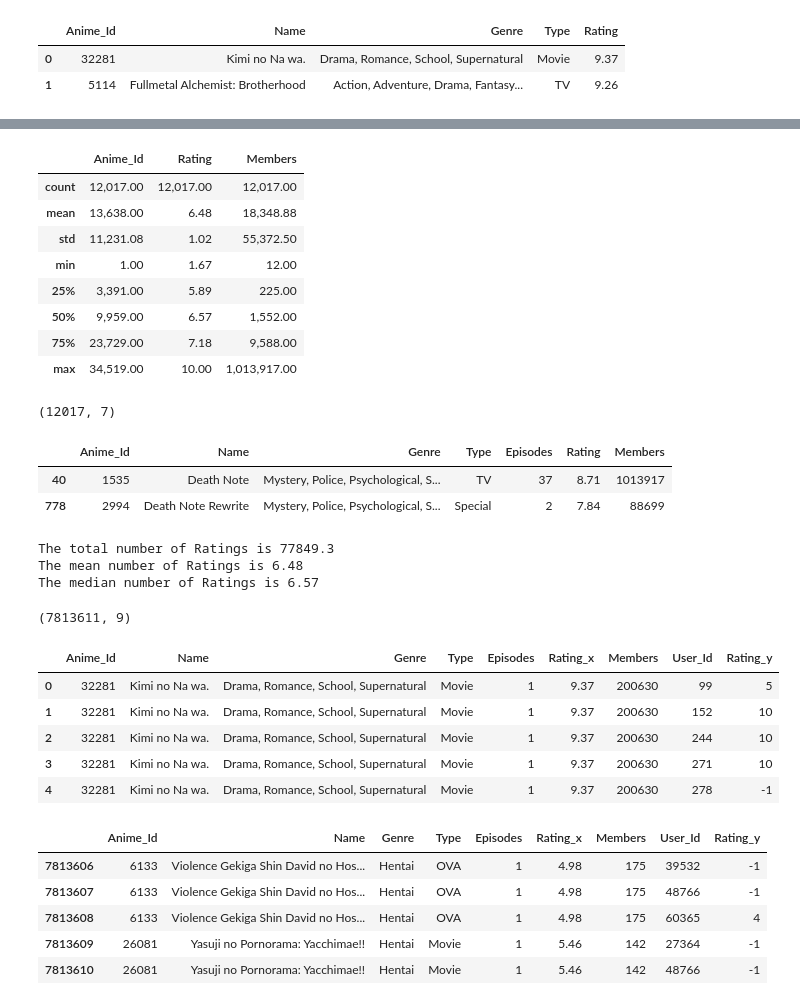
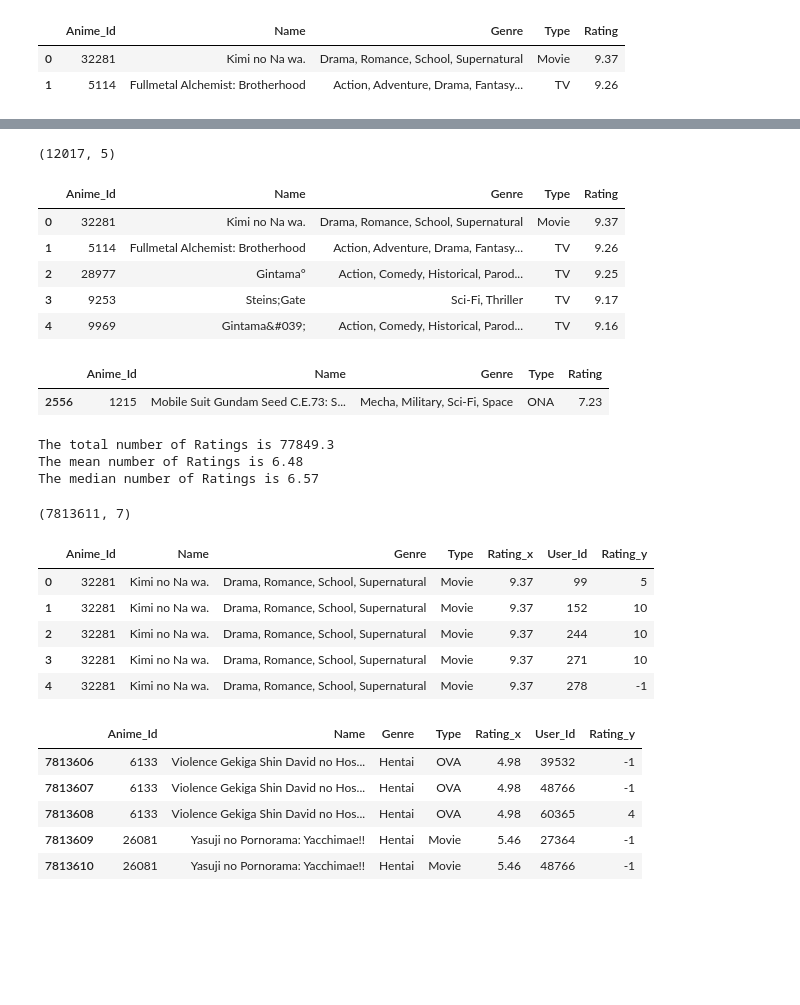
Before and after one commit to luckycarms/music_audio, a Jupyter notebook: data_project_m2/anime_data copy.ipynb, the cells around one changed output, grey strips where cells are left out. Cells and saved outputs as stored; diff of their text form; code cells hidden in the pictures; blank space fills up the shorter version.

```diff
--- a/data_project_m2/anime_data copy.ipynb
+++ b/data_project_m2/anime_data copy.ipynb
@@ -337,0 +259,4 @@ anime_data_clean
+# %%
+# Removing only the NaN / Null values as they appeared in dataset
+anime_data_clean = anime_data_drop.dropna(how= "any")
+anime_data_clean
@@ -362,29 +314,26 @@ anime_data_clean.tail(5)
+# %%
+#Checking shape of cleaned dataset
+anime_data_clean.shape
+# %% [output]
+(12017, 5)
 # %%
-anime_data_clean.describe()
+anime_data_clean.head()
 # %% [output]
-|  | Anime_Id | Rating | Members |
-| count | 12,017.00 | 12,017.00 | 12,017.00 |
-| mean | 13,638.00 | 6.48 | 18,348.88 |
-| std | 11,231.08 | 1.02 | 55,372.50 |
-| min | 1.00 | 1.67 | 12.00 |
-| 25% | 3,391.00 | 5.89 | 225.00 |
-| 50% | 9,959.00 | 6.57 | 1,552.00 |
-| 75% | 23,729.00 | 7.18 | 9,588.00 |
-| max | 34,519.00 | 10.00 | 1,013,917.00 |
+|  | Anime_Id | Name | Genre | Type | Rating |
+| 0 | 32281 | Kimi no Na wa. | Drama, Romance, School, Supernatural | Movie | 9.37 |
+| 1 | 5114 | Fullmetal Alchemist: Brotherhood | Action, Adventure, Drama, Fantasy... | TV | 9.26 |
+| 2 | 28977 | Gintama° | Action, Comedy, Historical, Parod... | TV | 9.25 |
+| 3 | 9253 | Steins;Gate | Sci-Fi, Thriller | TV | 9.17 |
+| 4 | 9969 | Gintama&#039; | Action, Comedy, Historical, Parod... | TV | 9.16 |
-# %%
-anime_data_clean.shape
-# %% [output]
-(12017, 7)
 # %%
 def filter_by_name(anime_data_clean, search_term):
     # use str.contains() for partial match
     return anime_data_clean[anime_data_clean["Name"].str.contains(search_term, case=False)]
 # %%
-filter_by_name(anime_data_clean, "Death Note")
+filter_by_name(anime_data_clean, "Stargazer")
 # %% [output]
-|  | Anime_Id | Name | Genre | Type | Episodes | Rating | Members |
-| 40 | 1535 | Death Note | Mystery, Police, Psychological, S... | TV | 37 | 8.71 | 1013917 |
-| 778 | 2994 | Death Note Rewrite | Mystery, Police, Psychological, S... | Special | 2 | 7.84 | 88699 |
+|  | Anime_Id | Name | Genre | Type | Rating |
+| 2556 | 1215 | Mobile Suit Gundam Seed C.E.73: S... | Mecha, Military, Sci-Fi, Space | ONA | 7.23 |
 # %%
 #This is the rating information for the anime_data dataset which has a column for rating
 
@@ -452,25 +401,25 @@ merged_anime = pd.merge(anime_data_clean, anime_rating, on='Anime_Id', how='inne
 # %%
 merged_anime.shape
 # %% [output]
-(7813611, 9)
+(7813611, 7)
 # %%
 #Checking top view
 merged_anime.head()
 # %% [output]
-|  | Anime_Id | Name | Genre | Type | Episodes | Rating_x | Members | User_Id | Rating_y |
-| 0 | 32281 | Kimi no Na wa. | Drama, Romance, School, Supernatural | Movie | 1 | 9.37 | 200630 | 99 | 5 |
-| 1 | 32281 | Kimi no Na wa. | Drama, Romance, School, Supernatural | Movie | 1 | 9.37 | 200630 | 152 | 10 |
-| 2 | 32281 | Kimi no Na wa. | Drama, Romance, School, Supernatural | Movie | 1 | 9.37 | 200630 | 244 | 10 |
-| 3 | 32281 | Kimi no Na wa. | Drama, Romance, School, Supernatural | Movie | 1 | 9.37 | 200630 | 271 | 10 |
-| 4 | 32281 | Kimi no Na wa. | Drama, Romance, School, Supernatural | Movie | 1 | 9.37 | 200630 | 278 | -1 |
+|  | Anime_Id | Name | Genre | Type | Rating_x | User_Id | Rating_y |
+| 0 | 32281 | Kimi no Na wa. | Drama, Romance, School, Supernatural | Movie | 9.37 | 99 | 5 |
+| 1 | 32281 | Kimi no Na wa. | Drama, Romance, School, Supernatural | Movie | 9.37 | 152 | 10 |
+| 2 | 32281 | Kimi no Na wa. | Drama, Romance, School, Supernatural | Movie | 9.37 | 244 | 10 |
+| 3 | 32281 | Kimi no Na wa. | Drama, Romance, School, Supernatural | Movie | 9.37 | 271 | 10 |
+| 4 | 32281 | Kimi no Na wa. | Drama, Romance, School, Supernatural | Movie | 9.37 | 278 | -1 |
 # %%
 #Checking bottom view
 
 merged_anime.tail()
 # %% [output]
-|  | Anime_Id | Name | Genre | Type | Episodes | Rating_x | Members | User_Id | Rating_y |
-| 7813606 | 6133 | Violence Gekiga Shin David no Hos... | Hentai | OVA | 1 | 4.98 | 175 | 39532 | -1 |
-| 7813607 | 6133 | Violence Gekiga Shin David no Hos... | Hentai | OVA | 1 | 4.98 | 175 | 48766 | -1 |
-| 7813608 | 6133 | Violence Gekiga Shin David no Hos... | Hentai | OVA | 1 | 4.98 | 175 | 60365 | 4 |
-| 7813609 | 26081 | Yasuji no Pornorama: Yacchimae!! | Hentai | Movie | 1 | 5.46 | 142 | 27364 | -1 |
-| 7813610 | 26081 | Yasuji no Pornorama: Yacchimae!! | Hentai | Movie | 1 | 5.46 | 142 | 48766 | -1 |
+|  | Anime_Id | Name | Genre | Type | Rating_x | User_Id | Rating_y |
+| 7813606 | 6133 | Violence Gekiga Shin David no Hos... | Hentai | OVA | 4.98 | 39532 | -1 |
+| 7813607 | 6133 | Violence Gekiga Shin David no Hos... | Hentai | OVA | 4.98 | 48766 | -1 |
+| 7813608 | 6133 | Violence Gekiga Shin David no Hos... | Hentai | OVA | 4.98 | 60365 | 4 |
+| 7813609 | 26081 | Yasuji no Pornorama: Yacchimae!! | Hentai | Movie | 5.46 | 27364 | -1 |
+| 7813610 | 26081 | Yasuji no Pornorama: Yacchimae!! | Hentai | Movie | 5.46 | 48766 | -1 |
```
Also changed, not shown: parts of 60 cells of this notebook, 1 other file.
